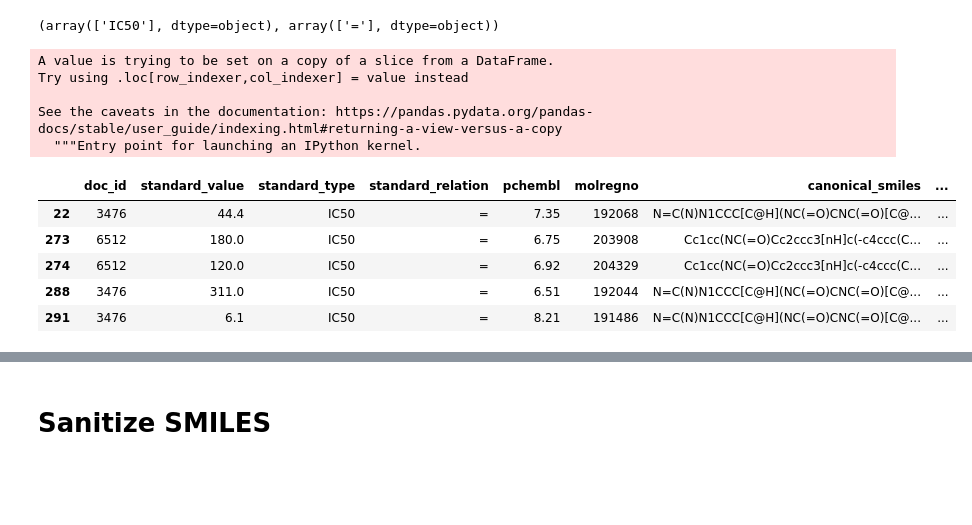
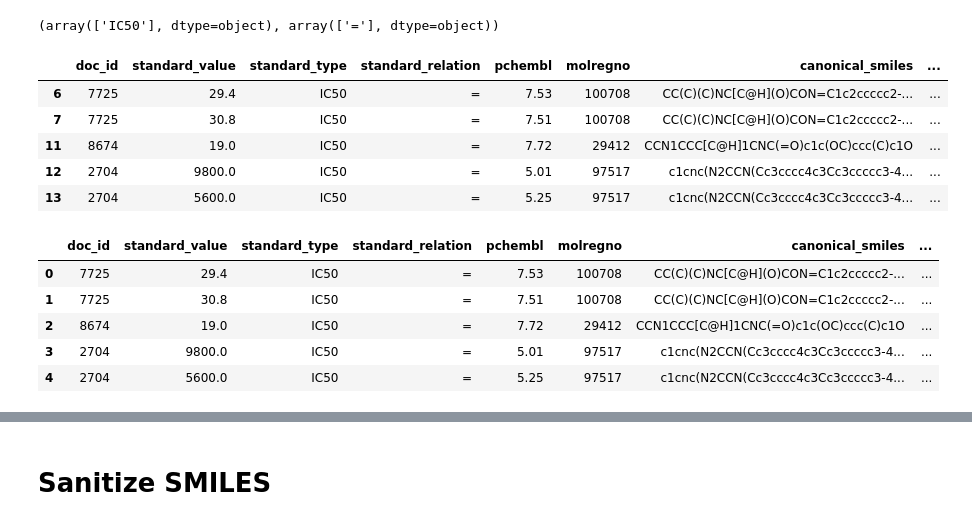
Before and after one commit to Marcosuff/Marcosuff.github.io, a Jupyter notebook: nbs/chembl_proteins_class.ipynb, the cells around one changed output, grey strips where cells are left out. Cells and saved outputs as stored; diff of their text form; code cells hidden in the pictures; blank space fills up the shorter version.

```diff
--- a/nbs/chembl_proteins_class.ipynb
+++ b/nbs/chembl_proteins_class.ipynb
@@ -152,2 +149,11 @@ np.unique(fxa_ic50['standard_type'].values),np.unique(fxa_ic50['standard_relatio
 # %% [output]
 (array(['IC50'], dtype=object), array(['='], dtype=object))
+# %%
+df_subset_ic50.head()
+# %% [output]
+|  | doc_id | standard_value | standard_type | standard_relation | pchembl | molregno | canonical_smiles | ... |
+| 6 | 7725 | 29.4 | IC50 | = | 7.53 | 100708 | CC(C)(C)NC[C@H](O)CON=C1c2ccccc2-... | ... |
+| 7 | 7725 | 30.8 | IC50 | = | 7.51 | 100708 | CC(C)(C)NC[C@H](O)CON=C1c2ccccc2-... | ... |
+| 11 | 8674 | 19.0 | IC50 | = | 7.72 | 29412 | CCN1CCC[C@H]1CNC(=O)c1c(OC)ccc(C)c1O | ... |
+| 12 | 2704 | 9800.0 | IC50 | = | 5.01 | 97517 | c1cnc(N2CCN(Cc3cccc4c3Cc3ccccc3-4... | ... |
+| 13 | 2704 | 5600.0 | IC50 | = | 5.25 | 97517 | c1cnc(N2CCN(Cc3cccc4c3Cc3ccccc3-4... | ... |
@@ -154,17 +162,12 @@ np.unique(fxa_ic50['standard_type'].values),np.unique(fxa_ic50['standard_relatio
 # %%
-fxa_ic50['act'] =  np.where(fxa_ic50['pchembl']>=6.5,'Active','Inactive')
+df_subset_ic50 = pd.read_csv('df_subset_ic50.csv',sep=';')
+df_subset_ic50['act'] = np.where(df_subset_ic50['pchembl'].values>=6.5,'Active','Inactive')
-# %% [output]
-A value is trying to be set on a copy of a slice from a DataFrame.
-Try using .loc[row_indexer,col_indexer] = value instead
-
-See the caveats in the documentation: https://pandas.pydata.org/pandas-docs/stable/user_guide/indexing.html#returning-a-view-versus-a-copy
-  """Entry point for launching an IPython kernel.
 # %%
-fxa_ic50.head()
+df_subset_ic50.head()
 # %% [output]
 |  | doc_id | standard_value | standard_type | standard_relation | pchembl | molregno | canonical_smiles | ... |
-| 22 | 3476 | 44.4 | IC50 | = | 7.35 | 192068 | N=C(N)N1CCC[C@H](NC(=O)CNC(=O)[C@... | ... |
-| 273 | 6512 | 180.0 | IC50 | = | 6.75 | 203908 | Cc1cc(NC(=O)Cc2ccc3[nH]c(-c4ccc(C... | ... |
-| 274 | 6512 | 120.0 | IC50 | = | 6.92 | 204329 | Cc1cc(NC(=O)Cc2ccc3[nH]c(-c4ccc(C... | ... |
-| 288 | 3476 | 311.0 | IC50 | = | 6.51 | 192044 | N=C(N)N1CCC[C@H](NC(=O)CNC(=O)[C@... | ... |
-| 291 | 3476 | 6.1 | IC50 | = | 8.21 | 191486 | N=C(N)N1CCC[C@H](NC(=O)CNC(=O)[C@... | ... |
+| 0 | 7725 | 29.4 | IC50 | = | 7.53 | 100708 | CC(C)(C)NC[C@H](O)CON=C1c2ccccc2-... | ... |
+| 1 | 7725 | 30.8 | IC50 | = | 7.51 | 100708 | CC(C)(C)NC[C@H](O)CON=C1c2ccccc2-... | ... |
+| 2 | 8674 | 19.0 | IC50 | = | 7.72 | 29412 | CCN1CCC[C@H]1CNC(=O)c1c(OC)ccc(C)c1O | ... |
+| 3 | 2704 | 9800.0 | IC50 | = | 5.01 | 97517 | c1cnc(N2CCN(Cc3cccc4c3Cc3ccccc3-4... | ... |
+| 4 | 2704 | 5600.0 | IC50 | = | 5.25 | 97517 | c1cnc(N2CCN(Cc3cccc4c3Cc3ccccc3-4... | ... |
```
Also changed, not shown: parts of 22 cells of this notebook.
